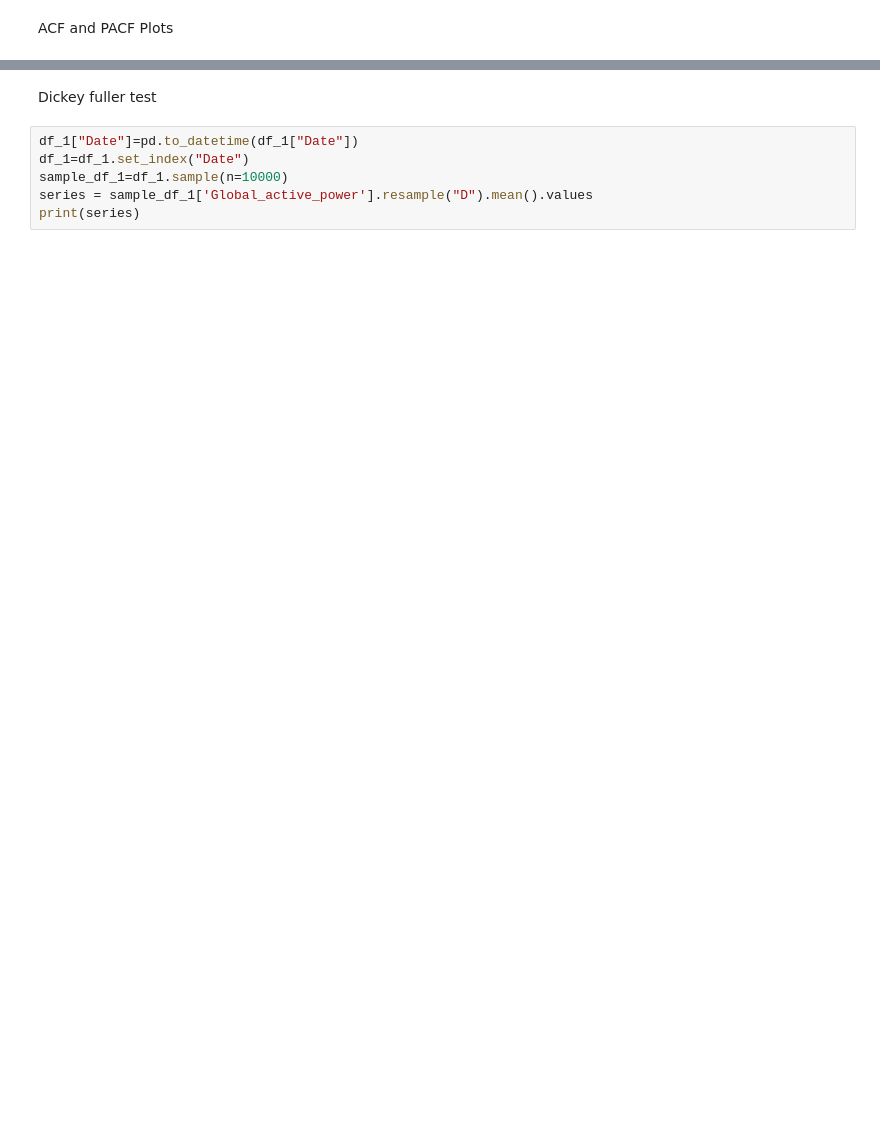
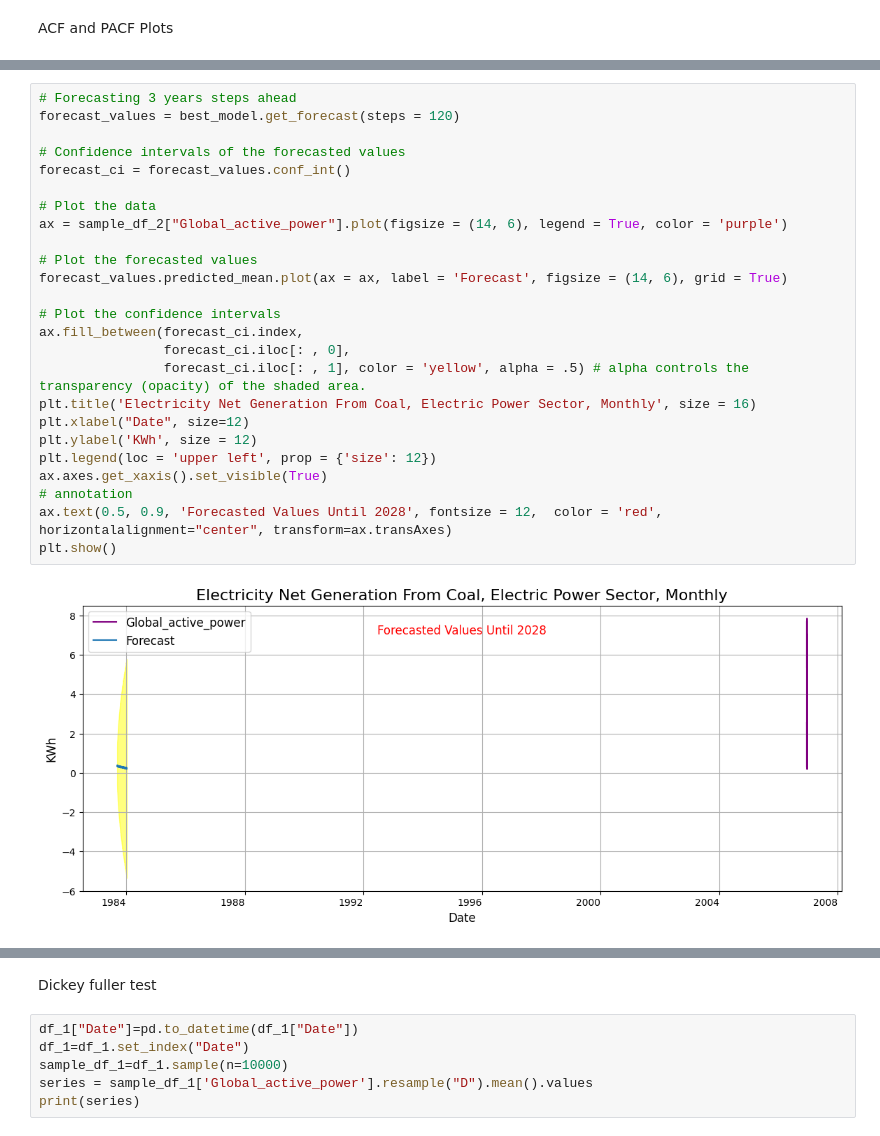
Before and after one commit to Enkhbayasgalan97/CA1-2026163, a Jupyter notebook: CA1.ipynb, the cells around one changed output, grey strips where cells are left out. Cells and saved outputs as stored; diff of their text form; blank space fills up the shorter version.

```diff
--- a/CA1.ipynb
+++ b/CA1.ipynb
@@ -926,0 +953,27 @@ MemoryError: Unable to allocate 32.0 MiB for an array with shape (2, 2, 1048575)
+# %%
+# Forecasting 3 years steps ahead
+forecast_values = best_model.get_forecast(steps = 120)
+
+# Confidence intervals of the forecasted values
+forecast_ci = forecast_values.conf_int()
+
+# Plot the data
+ax = sample_df_2["Global_active_power"].plot(figsize = (14, 6), legend = True, color = 'purple')
+
+# Plot the forecasted values
+forecast_values.predicted_mean.plot(ax = ax, label = 'Forecast', figsize = (14, 6), grid = True)
+
+# Plot the confidence intervals
+ax.fill_between(forecast_ci.index,
+                forecast_ci.iloc[: , 0],
+                forecast_ci.iloc[: , 1], color = 'yellow', alpha = .5) # alpha controls the transparency (opacity) of the shaded area.
+plt.title('Electricity Net Generation From Coal, Electric Power Sector, Monthly', size = 16)
+plt.xlabel("Date", size=12)
+plt.ylabel('KWh', size = 12)
+plt.legend(loc = 'upper left', prop = {'size': 12})
+ax.axes.get_xaxis().set_visible(True)
+# annotation
+ax.text(0.5, 0.9, 'Forecasted Values Until 2028', fontsize = 12,  color = 'red', horizontalalignment="center", transform=ax.transAxes)
+plt.show()
+# %% [output]
+[figure, added]
```
Also changed, not shown: parts of 22 cells of this notebook.
